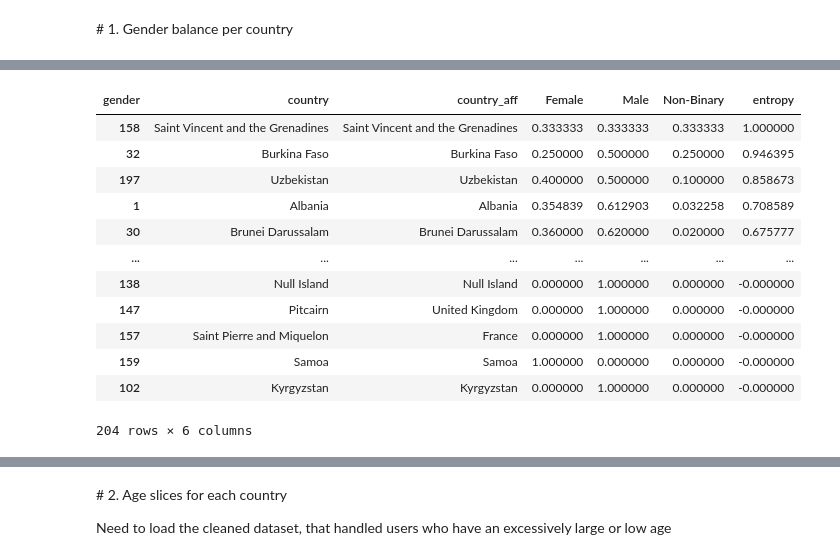
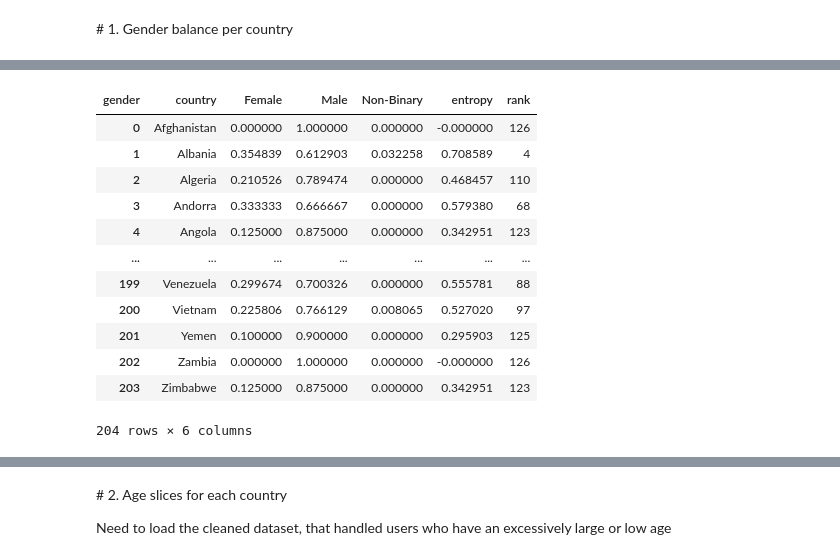
Before and after one commit to com-480-data-visualization/project-2023-vizmoica, a Jupyter notebook: preprocessing/eda_country_stats_1.ipynb, the cells around one changed output, grey strips where cells are left out. Cells and saved outputs as stored; diff of their text form; code cells hidden in the pictures.

```diff
--- a/preprocessing/eda_country_stats_1.ipynb
+++ b/preprocessing/eda_country_stats_1.ipynb
@@ -14,10 +14,6 @@ stat_path = map_path / "stats"
 # %% [markdown]
 # Users dataset
 # %%
-users = pd.read_csv(map_path / "users_country_aff.csv")
+users = pd.read_csv(map_path / "user_country.csv")
 # %% [markdown]
 # 0. Number of users per country
-# %%
-# remove users who are located in Japan
-users = users[users["country"] != "Japan"]
-print("Number of unique non-Japanese users: {:,}".format(users["user_id"].nunique()))
@@ -58,8 +65,8 @@ plot.figure.savefig(plot_path / "country_num_users.png", transparent=False)
 # %% [markdown]
 # 1. Gender balance per country
 # %%
-# For each "country, country_aff" pair, derive the gender balance of the users
-country_gender_balance = users.groupby(["country", "country_aff"])["gender"].value_counts(normalize=True).unstack().reset_index()
+# For each country, derive the gender balance of the users
+country_gender_balance = users.groupby(["country"])["gender"].value_counts(normalize=True).unstack().reset_index()
 # Replace Nan values by 0
 country_gender_balance.fillna(0, inplace=True)
 
@@ -81,39 +88,49 @@ country_gender_balance
 # %%
 import numpy as np
 
 log3 = lambda x: np.log(x) / np.log(3)
 
 def calculate_entropy(df, columns):
     # Calculate probabilities for each category
     total = df[columns].sum(axis=1)
     probabilities = df[columns].div(total, axis=0)
 
     # Calculate entropy for each row
     entropy = -probabilities.apply(lambda x: np.nansum(x * log3(x)), axis=1)
 
     # Create new dataframe with "entropy" column
     result = df.copy()
     result['entropy'] = entropy
 
     return result
 
 country_gender_balance = calculate_entropy(country_gender_balance, ['Female', 'Male', 'Non-Binary'])
 country_gender_balance.sort_values(by="entropy", ascending=False, inplace=True)
+
+unique_entropies = country_gender_balance["entropy"].unique()
+# Add a column "rank" to country_gender_balance that contains the rank of the country according to the index+1 of entropy in unique_entropies
+country_gender_balance["rank"] = country_gender_balance["entropy"].apply(
+    lambda x: np.where(unique_entropies == x)[0][0] + 1,
+)
+
+country_gender_balance.sort_values(by="country", inplace=True)
+
+
 country_gender_balance.to_csv(stat_path / "country_gender_balance.csv", index=False)
 
 country_gender_balance
 # %% [output]
-| gender | country | country_aff | Female | Male | Non-Binary | entropy |
-| 158 | Saint Vincent and the Grenadines | Saint Vincent and the Grenadines | 0.333333 | 0.333333 | 0.333333 | 1.000000 |
-| 32 | Burkina Faso | Burkina Faso | 0.250000 | 0.500000 | 0.250000 | 0.946395 |
-| 197 | Uzbekistan | Uzbekistan | 0.400000 | 0.500000 | 0.100000 | 0.858673 |
-| 1 | Albania | Albania | 0.354839 | 0.612903 | 0.032258 | 0.708589 |
-| 30 | Brunei Darussalam | Brunei Darussalam | 0.360000 | 0.620000 | 0.020000 | 0.675777 |
+| gender | country | Female | Male | Non-Binary | entropy | rank |
+| 0 | Afghanistan | 0.000000 | 1.000000 | 0.000000 | -0.000000 | 126 |
+| 1 | Albania | 0.354839 | 0.612903 | 0.032258 | 0.708589 | 4 |
+| 2 | Algeria | 0.210526 | 0.789474 | 0.000000 | 0.468457 | 110 |
+| 3 | Andorra | 0.333333 | 0.666667 | 0.000000 | 0.579380 | 68 |
+| 4 | Angola | 0.125000 | 0.875000 | 0.000000 | 0.342951 | 123 |
 | ... | ... | ... | ... | ... | ... | ... |
-| 138 | Null Island | Null Island | 0.000000 | 1.000000 | 0.000000 | -0.000000 |
-| 147 | Pitcairn | United Kingdom | 0.000000 | 1.000000 | 0.000000 | -0.000000 |
-| 157 | Saint Pierre and Miquelon | France | 0.000000 | 1.000000 | 0.000000 | -0.000000 |
-| 159 | Samoa | Samoa | 1.000000 | 0.000000 | 0.000000 | -0.000000 |
-| 102 | Kyrgyzstan | Kyrgyzstan | 0.000000 | 1.000000 | 0.000000 | -0.000000 |
+| 199 | Venezuela | 0.299674 | 0.700326 | 0.000000 | 0.555781 | 88 |
+| 200 | Vietnam | 0.225806 | 0.766129 | 0.008065 | 0.527020 | 97 |
+| 201 | Yemen | 0.100000 | 0.900000 | 0.000000 | 0.295903 | 125 |
+| 202 | Zambia | 0.000000 | 1.000000 | 0.000000 | -0.000000 | 126 |
+| 203 | Zimbabwe | 0.125000 | 0.875000 | 0.000000 | 0.342951 | 123 |
 204 rows × 6 columns
 # %%
```
Also changed, not shown: parts of 24 cells of this notebook, 17 other files.
